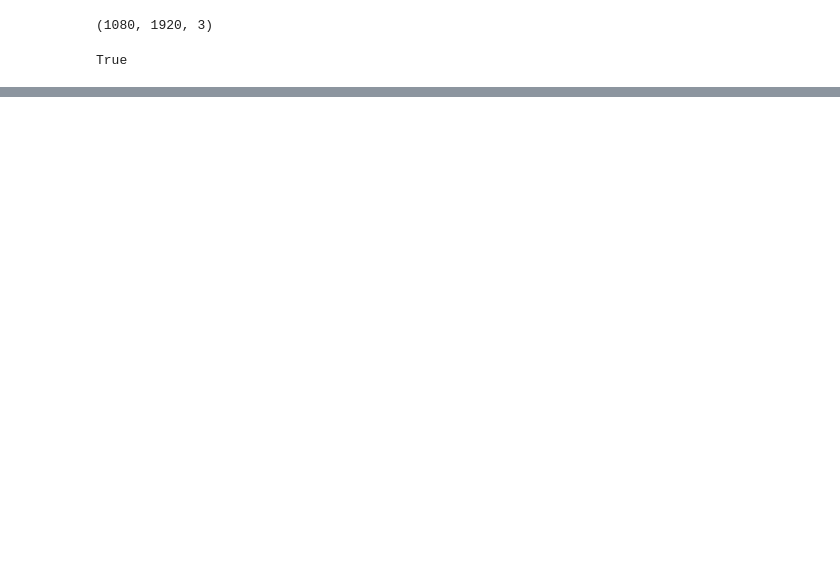
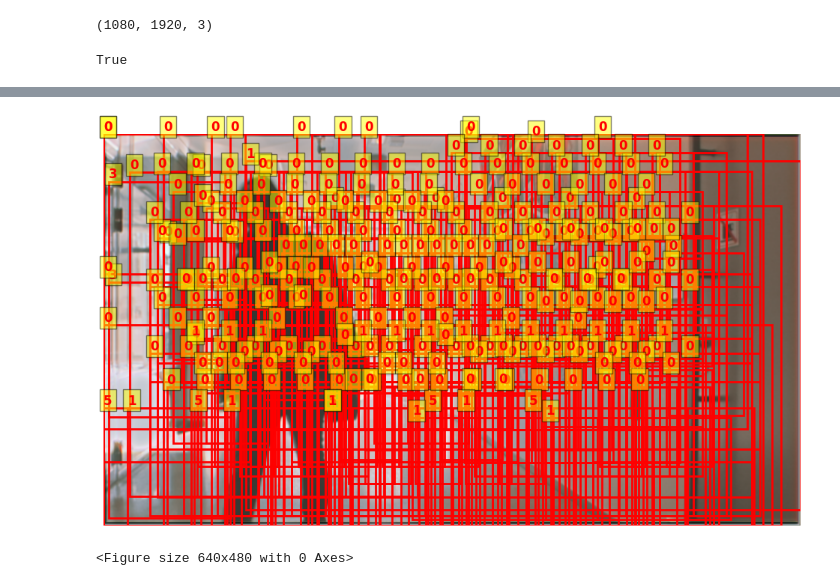
Before and after one commit to muj2001/tone-mapping-detector, a Jupyter notebook: Inference/TMODetOutput.ipynb, the cells around one changed output, grey strips where cells are left out. Cells and saved outputs as stored; diff of their text form; code cells hidden in the pictures; blank space fills up the shorter version.

```diff
--- a/Inference/TMODetOutput.ipynb
+++ b/Inference/TMODetOutput.ipynb
@@ -323,7 +333,7 @@ def hdr_normalize(img):
                         [hdr_max, hdr_max, hdr_max])
     return real_A
 # %%
-exr_path = "drive/MyDrive/Test Images/hdr_00348.exr"
+exr_path = "drive/MyDrive/Test Images/hdr_01268.exr"
 
 exr_image = load_exr(exr_path)
 exr_image = torch.tensor(exr_image).permute(2,0,1)
@@ -401,3 +411,19 @@ True
 # %%
 if torch.cuda.is_available():
     torch.cuda.empty_cache()
+# %%
+bboxes = det_out[0]['boxes']
+score = det_out[0]['scores']
+labels = det_out[0]['labels']
+# %%
+# for bbox in bboxes:
+#   print(bbox)
+print(labels.shape)
+# for label in labels:
+#   print(label)
+
+labels_arr = labels.detach().numpy()
+bbox_arr = bboxes.detach().numpy()
+bbox_arr = np.around(bbox_arr)
+scores_arr = score.detach().numpy()
+print(scores_arr.shape)
@@ -403,0 +454,35 @@ if torch.cuda.is_available():
+# %%
+load_path = "drive/MyDrive/Generated Images/gen.png"
+load_img = cv2.imread(load_path)
+load_img = cv2.cvtColor(load_img, cv2.COLOR_BGR2RGB)
+
+# Create a figure and an axes
+fig, ax = plt.subplots(1, figsize=(12, 8))
+
+# Display the image
+ax.imshow(load_img)
+
+# Add bounding boxes
+# for (x_min, y_min, x_max, y_max) in bbox_arr:
+for i, label in enumerate(labels_arr):
+    # Create a Rectangle patch
+    # if label != 0 and scores_arr[i]>0.08:
+    # if label != 0:
+    # print(label)
+    x_min, y_min, x_max, y_max = bbox_arr[i]
+    rect = patches.Rectangle((x_min, y_min), x_max-x_min, y_max-y_min, linewidth=2, edgecolor='r', facecolor='none')
+    ax.add_patch(rect)
+    ax.text(x_min, y_min - 10, label, color='red', fontsize=12, weight='bold', bbox=dict(facecolor='yellow', alpha=0.5))
+
+# Remove axes and show the plot
+ax.set_axis_off()
+# plt.show()
+annot_path = "drive/MyDrive/Generated Images/annot.png"
+plt.savefig(annot_path, dpi=300, bbox_inches='tight', pad_inches=0.1)
+# %% [output]
+[figure, added]
+# %%
+annot_path = "drive/MyDrive/Generated Images/annot.png"
+plt.savefig(annot_path, dpi=300, bbox_inches='tight', pad_inches=0.1)
+# %% [output]
+<Figure size 640x480 with 0 Axes>
```
Also changed, not shown: parts of 6 cells of this notebook.
